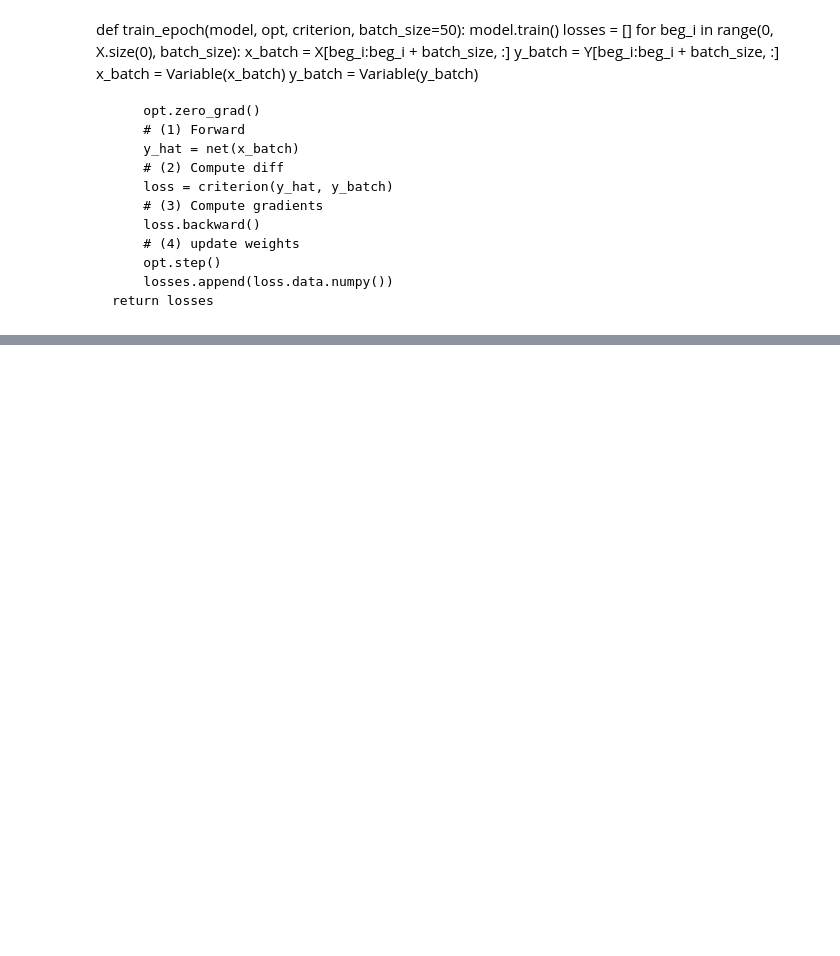
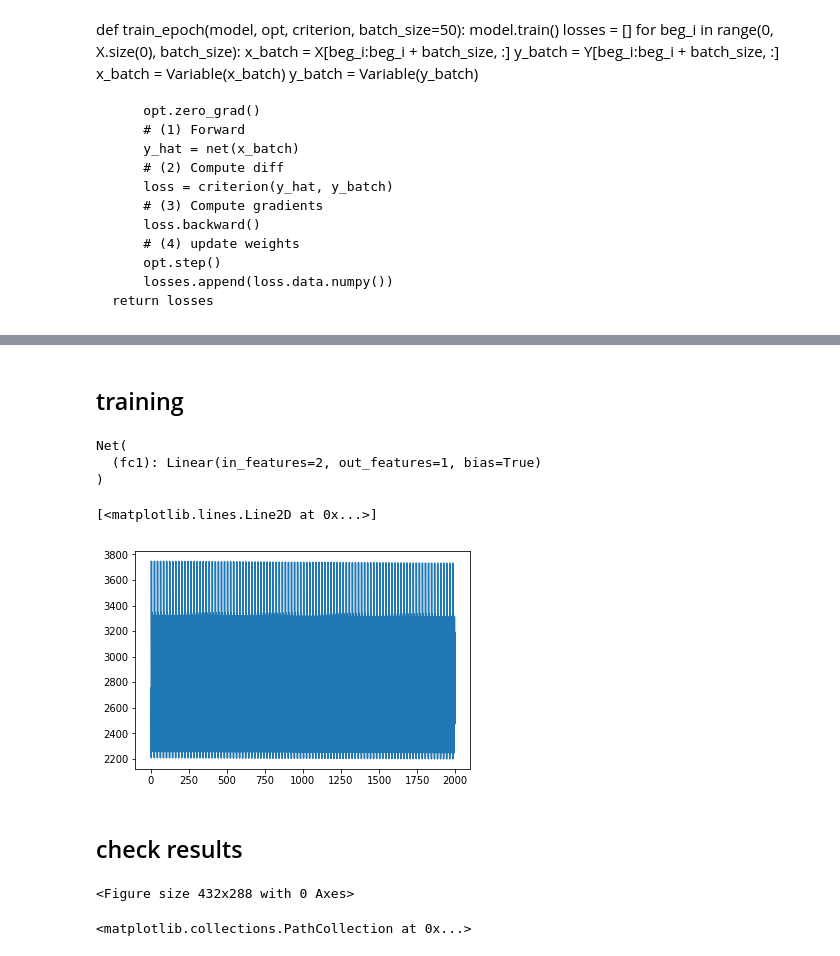
Before and after one commit to unagiinu2k/pytorch_sandbox, a Jupyter notebook: my_toy_nn2.ipynb, the cells around one changed output, grey strips where cells are left out. Drawn from its saved outputs; the diff is of its cells as text; code cells hidden in the pictures; blank space fills up the shorter version.

Commit message:
checkpoint

```diff
--- a/my_toy_nn2.ipynb
+++ b/my_toy_nn2.ipynb
@@ -427,0 +588,2 @@ train_epoch(net, opt, criterion)
+# %%
+opt = optim.Adam(model.parameters(), lr=0.0001, betas=(0.9, 0.999))
@@ -427,0 +593,42 @@ train_epoch(net, opt, criterion)
+# %%
+criterion = nn.MSELoss()
+# %% [markdown]
+## training
+# %%
+model.train()
+# %% [output]
+Net(
+  (fc1): Linear(in_features=2, out_features=1, bias=True)
+)
+# %%
+def train_epoch(model, opt, criterion, X, Y , batch_size=50):
+    model.train()
+    losses = []
+    for beg_i in range(0, X.size(0), batch_size):
+        x_batch = X[beg_i:beg_i + batch_size, :]
+        y_batch = Y[beg_i:beg_i + batch_size, :]
+        x_batch = Variable(x_batch)
+        y_batch = Variable(y_batch)
+
+        opt.zero_grad()
+        # (1) Forward
+        y_hat = model(x_batch)
+        # (2) Compute diff
+        loss = criterion(y_hat, y_batch)
+        # (3) Compute gradients
+        loss.backward()
+        # (4) update weights
+        opt.step()
+        losses.append(loss.data.numpy())
+    return losses
+# %%
+e_losses = []
+num_epochs = 100
+for e in range(num_epochs):
+    e_losses += train_epoch(model, opt, criterion , X , y)
+plt.plot(e_losses)
+# %% [output]
+[<matplotlib.lines.Line2D at 0x...>]
+[figure, added]
+# %% [markdown]
+## check results
@@ -427,0 +637,4 @@ train_epoch(net, opt, criterion)
+# %%
+fig = plt.figure()
+# %% [output]
+<Figure size 432x288 with 0 Axes>
@@ -427,0 +643,4 @@ train_epoch(net, opt, criterion)
+# %%
+ax1.scatter(y.numpy()[:,0] , y_model.detach().numpy()[:,0] , color = "red")
+# %% [output]
+<matplotlib.collections.PathCollection at 0x...>
```
Also changed, not shown: parts of 43 cells of this notebook, 1 other file.
